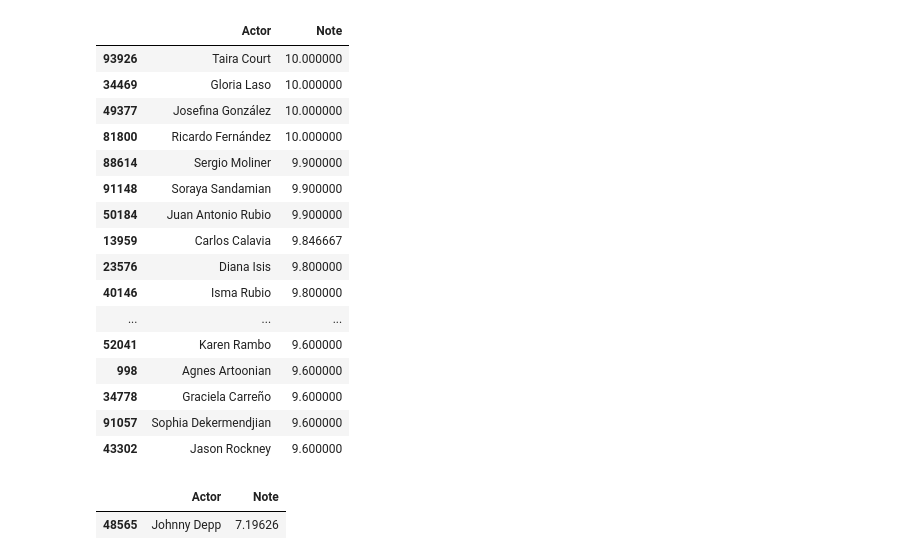
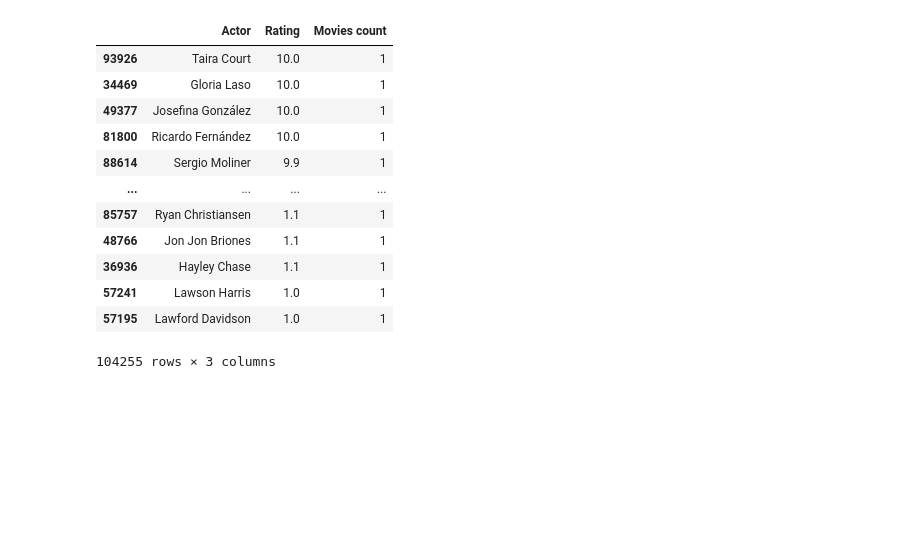
Before and after one commit to epfl-ada/ada-2023-project-datacuisiniers, a Jupyter notebook: p2_Pascal.ipynb, the cells around one changed output. Saved outputs shown, nothing was run; the diff lists cells and outputs as text; code cells hidden in the pictures; blank space fills up the shorter version.

```diff
--- a/p2_Pascal.ipynb
+++ b/p2_Pascal.ipynb
@@ -89,6 +699,6 @@ movie_meta.head()
 # %%
-movie_ratings_2 = pd.merge(movie_meta, movie_ratings, left_on=["Movie name", "Year"], right_on=["primaryTitle", "startYear"])
-movie_ratings_2.head(15)
+movie_ratings_2 = pd.merge(movies, movie_ratings, left_on=["Movie name", "Year"], right_on=["primaryTitle", "startYear"])
+display(movie_ratings_2)
 # %% [output]
 |  | Wikipedia movie ID | Freebase movie ID | Movie name | Movie release date | Movie box office revenue | ... |
 | 0 | 975900 | /m/03vyhn | Ghosts of Mars | 2001-08-24 | 14010832.0 | ... |
@@ -134,4 +720,4 @@ test2.head()
 # %%
-actors_movies = pd.merge(test, test2, on="Wikipedia movie ID")
-actors_movies.head()
+actors_ratings = pd.merge(movie_ratings_2, characters, on="Wikipedia movie ID")
+display(actors_ratings)
 # %% [output]
@@ -154,2 +737,5 @@ actors_movies.head()
+# %%
+actors_ratings["avgRating"] = actors_ratings["averageRating"] * actors_ratings["numVotes"]
 # %%
-moyenne_pondérée_par_act = actors_movies.groupby('Actor name')['Note_pond'].sum() / actors_movies.groupby('Actor name')['numVotes'].sum()
+weighted_avg_rat = actors_ratings.groupby('Actor name')['avgRating'].sum() / actors_ratings.groupby('Actor name')['numVotes'].sum()
+nb_movies_per_act = actors_ratings.groupby('Actor name')['Movie name'].count()
@@ -170,27 +742,20 @@ Length: 104255, dtype: float64
 # %%
-df_result = pd.DataFrame({'Actor': moyenne_pondérée_par_act.index, 'Note': moyenne_pondérée_par_act.values})
-df_result_sort = df_result.sort_values(by="Note", ascending=False)
-df_result_sort.head(20)
+df_nb_movies = pd.DataFrame({'Actor': weighted_avg_rat.index, 'Movies count': nb_movies_per_act.values})
+df_ratings = pd.DataFrame({'Actor': weighted_avg_rat.index, 'Rating': weighted_avg_rat.values})
+df_result = pd.merge(df_ratings, df_nb_movies)
+df_result_sort = df_result.sort_values(by="Rating", ascending=False)
+display(df_result_sort)
 # %% [output]
-|  | Actor | Note |
-| 93926 | Taira Court | 10.000000 |
-| 34469 | Gloria Laso | 10.000000 |
-| 49377 | Josefina González | 10.000000 |
-| 81800 | Ricardo Fernández | 10.000000 |
-| 88614 | Sergio Moliner | 9.900000 |
-| 91148 | Soraya Sandamian | 9.900000 |
-| 50184 | Juan Antonio Rubio | 9.900000 |
-| 13959 | Carlos Calavia | 9.846667 |
-| 23576 | Diana Isis | 9.800000 |
-| 40146 | Isma Rubio | 9.800000 |
-| ... | ... | ... |
-| 52041 | Karen Rambo | 9.600000 |
-| 998 | Agnes Artoonian | 9.600000 |
-| 34778 | Graciela Carreño | 9.600000 |
-| 91057 | Sophia Dekermendjian | 9.600000 |
-| 43302 | Jason Rockney | 9.600000 |
+|  | Actor | Rating | Movies count |
+| 93926 | Taira Court | 10.0 | 1 |
+| 34469 | Gloria Laso | 10.0 | 1 |
+| 49377 | Josefina González | 10.0 | 1 |
+| 81800 | Ricardo Fernández | 10.0 | 1 |
+| 88614 | Sergio Moliner | 9.9 | 1 |
+| ... | ... | ... | ... |
+| 85757 | Ryan Christiansen | 1.1 | 1 |
+| 48766 | Jon Jon Briones | 1.1 | 1 |
+| 36936 | Hayley Chase | 1.1 | 1 |
+| 57241 | Lawson Harris | 1.0 | 1 |
+| 57195 | Lawford Davidson | 1.0 | 1 |
+104255 rows × 3 columns
-# %%
-df_result[df_result["Actor"] == "Johnny Depp"]
-# %% [output]
-|  | Actor | Note |
-| 48565 | Johnny Depp | 7.19626 |
```
Also changed, not shown: parts of 87 cells of this notebook, 1 other file.
